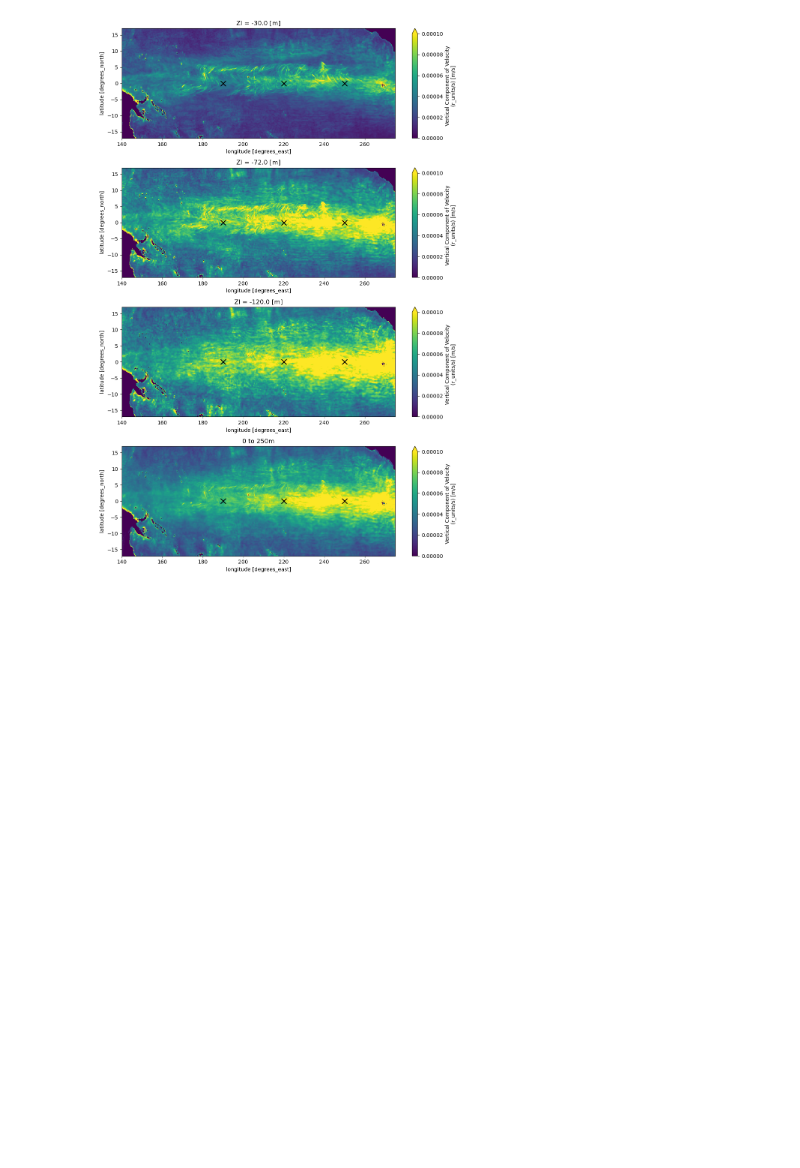
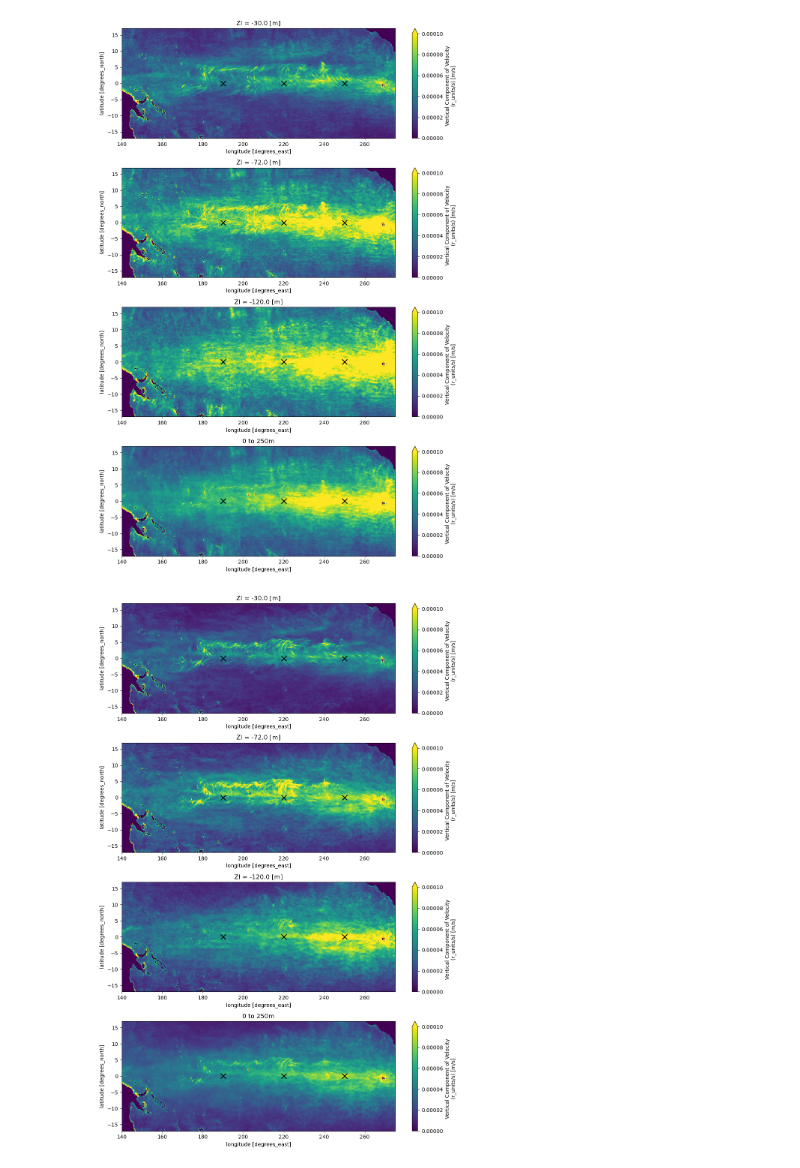
Before and after one commit to eldavenport/tpose-vel-davenport-2026, a Jupyter notebook: assimilation_controls/shortwave_rad_xx/wvel_rms.ipynb, the cells around one changed output. Drawn from its saved outputs; the diff is of its cells as text; code cells hidden in the pictures; blank space fills up the shorter version.

Commit message:
looking at difference between wvel in tpose vel and tpose no vel

```diff
--- a/assimilation_controls/shortwave_rad_xx/wvel_rms.ipynb
+++ b/assimilation_controls/shortwave_rad_xx/wvel_rms.ipynb
@@ -54,3 +51,52 @@ plt.tight_layout()
 fig.savefig('assimilation_controls/shortwave_rad_xx/wvel_rms.png',dpi=300)
 # %% [output]
 [figure]
+# %%
+data_dir = '/data/SO6/TPOSE_diags/tpose6/sep2012/diags_iter7_daily/'
+grid_dir = '/data/SO6/TPOSE_diags/tpose6/grid_6/'
+
+prefix = 'diag_state'
+
+offset = 10
+num_diags = 30+31+offset #sep, oct + 10 days
+itPerFile = 48 # 1 day
+intervals = range(itPerFile,itPerFile*num_diags,itPerFile)
+
+ds = open_mdsdataset(data_dir=data_dir,grid_dir=grid_dir,iters=intervals,prefix=prefix,ref_date='2012-09-01',delta_t=1200)
+
+ds['XC'] = ds.XC.astype(float)
+ds['YC'] = ds.YC.astype(float)
+ds['Z'] = ds.Z.astype(float)
+ds['XG'] = ds.XG.astype(float)
+ds['YG'] = ds.YG.astype(float)
+ds['Zl'] = ds.Zl.astype(float)
+# %%
+
+fig, ax = plt.subplots(figsize=(10,15),nrows=4)
+wvel_rms = np.sqrt((ds.WVEL.sel(Zl=-30,method='nearest')**2).mean(dim='time'))
+wvel_rms.sel(XC=slice(140,275),YC=slice(-17,17)).plot(ax=ax[0],vmin=0,vmax=0.0001)
+# scatter plot of moorings at 0N, 190E, 0N, 220E, and 0N, 250E
+moorings = [(0,190),(0,220),(0,250)]
+for lat,lon in moorings:
+    ax[0].scatter(lon,lat,color='k',marker='x',s=100)
+
+wvel_rms = np.sqrt((ds.WVEL.sel(Zl=-70,method='nearest')**2).mean(dim='time'))
+wvel_rms.sel(XC=slice(140,275),YC=slice(-17,17)).plot(ax=ax[1],vmin=0,vmax=0.0001)
+for lat,lon in moorings:
+    ax[1].scatter(lon,lat,color='k',marker='x',s=100)
+
+wvel_rms = np.sqrt((ds.WVEL.sel(Zl=-120,method='nearest')**2).mean(dim='time'))
+wvel_rms.sel(XC=slice(140,275),YC=slice(-17,17)).plot(ax=ax[2],vmin=0,vmax=0.0001)
+for lat,lon in moorings:
+    ax[2].scatter(lon,lat,color='k',marker='x',s=100)
+
+wvel_rms = np.sqrt((ds.WVEL.sel(Zl=slice(0,-250))**2).mean(dim=['time','Zl']))
+wvel_rms.sel(XC=slice(140,275),YC=slice(-17,17)).plot(ax=ax[3],vmin=0,vmax=0.0001)
+for lat,lon in moorings:
+    ax[3].scatter(lon,lat,color='k',marker='x',s=100)
+ax[3].set_title("0 to 250m")
+
+plt.tight_layout()
+fig.savefig('assimilation_controls/shortwave_rad_xx/wvel_rms_tpose_noVel.png',dpi=300)
+# %% [output]
+[figure, added]
```
Also changed, not shown: parts of 4 cells of this notebook, 2 other files.
